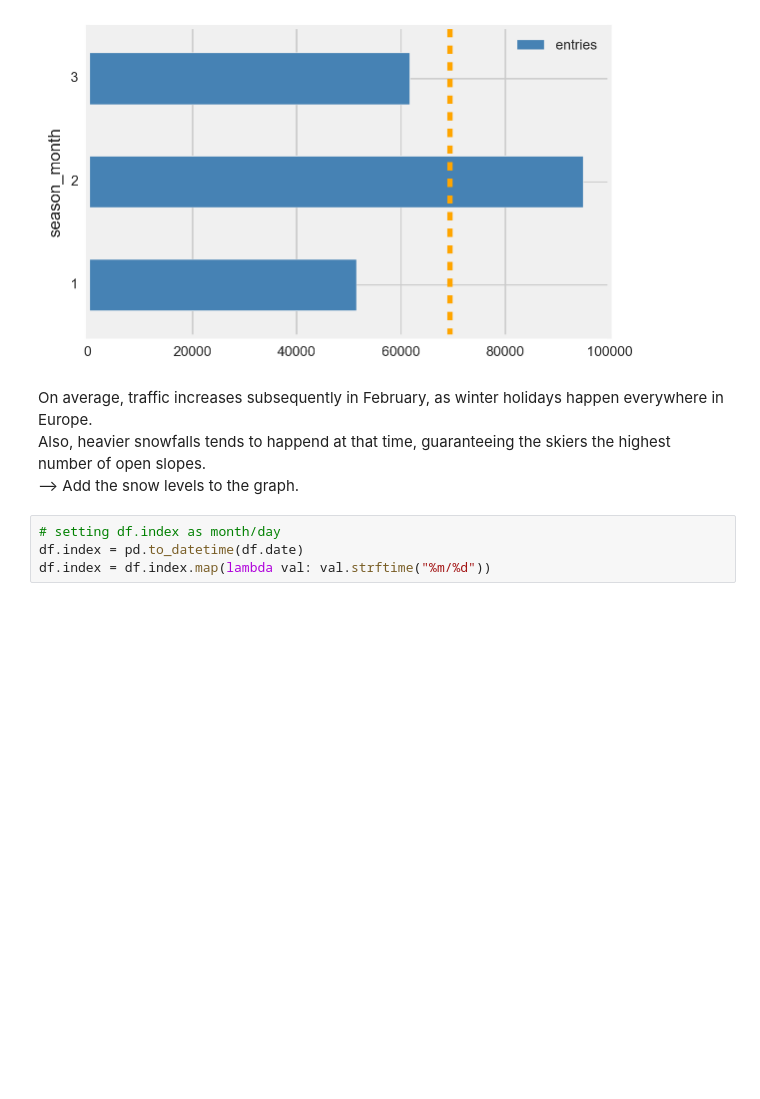
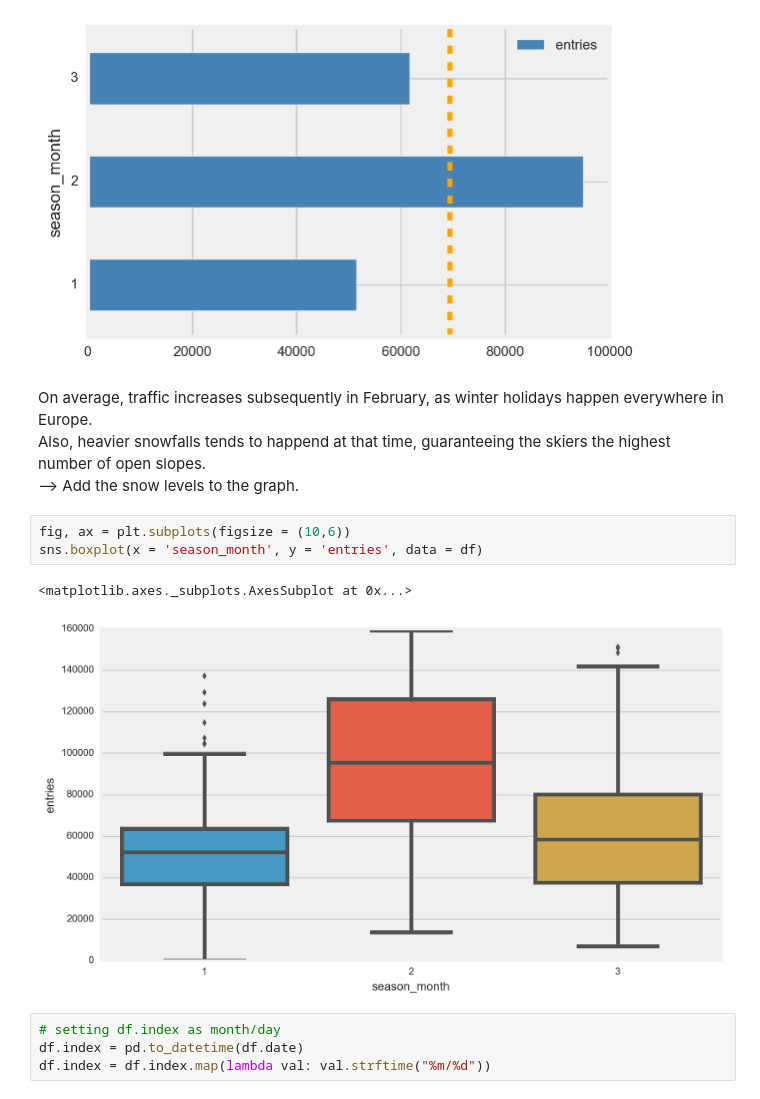
Before and after one commit to medhimugnier/capstone, a Jupyter notebook: 6.1_mm_eda_report_20170125.ipynb, the cells around one changed output. Drawn from its saved outputs; the diff is of its cells as text; blank space fills up the shorter version.

```diff
--- a/6.1_mm_eda_report_20170125.ipynb
+++ b/6.1_mm_eda_report_20170125.ipynb
@@ -194,6 +212,12 @@ plt.show()
 On average, traffic increases subsequently in February, as winter holidays happen everywhere in Europe.<br>
 Also, heavier snowfalls tends to happend at that time, guaranteeing the skiers the highest number of open slopes.<br>
 --> Add the snow levels to the graph.
+# %%
+fig, ax = plt.subplots(figsize = (10,6))
+sns.boxplot(x = 'season_month', y = 'entries', data = df)
+# %% [output]
+<matplotlib.axes._subplots.AxesSubplot at 0x...>
+[figure, added]
 # %%
 # setting df.index as month/day
 df.index = pd.to_datetime(df.date)
```
Also changed, not shown: parts of 44 cells of this notebook.
